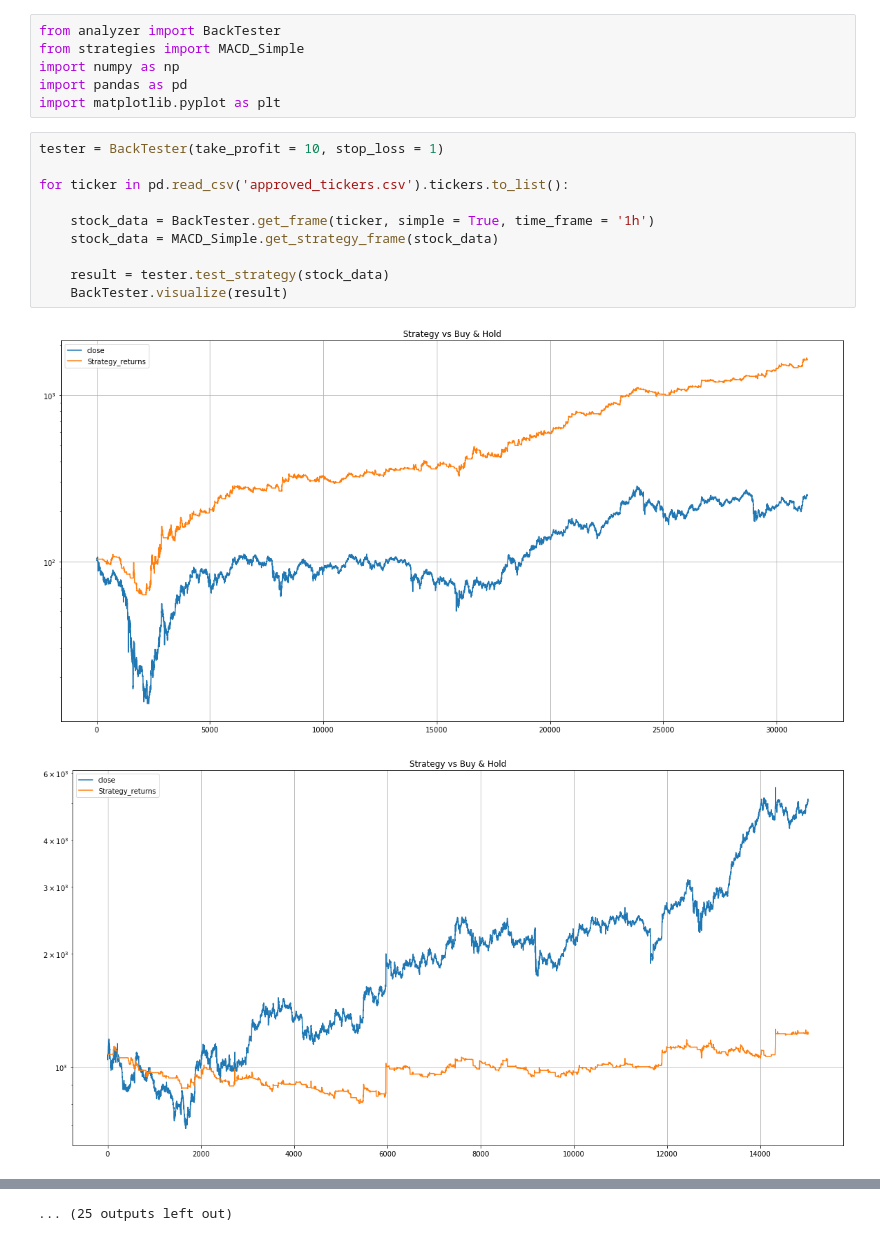
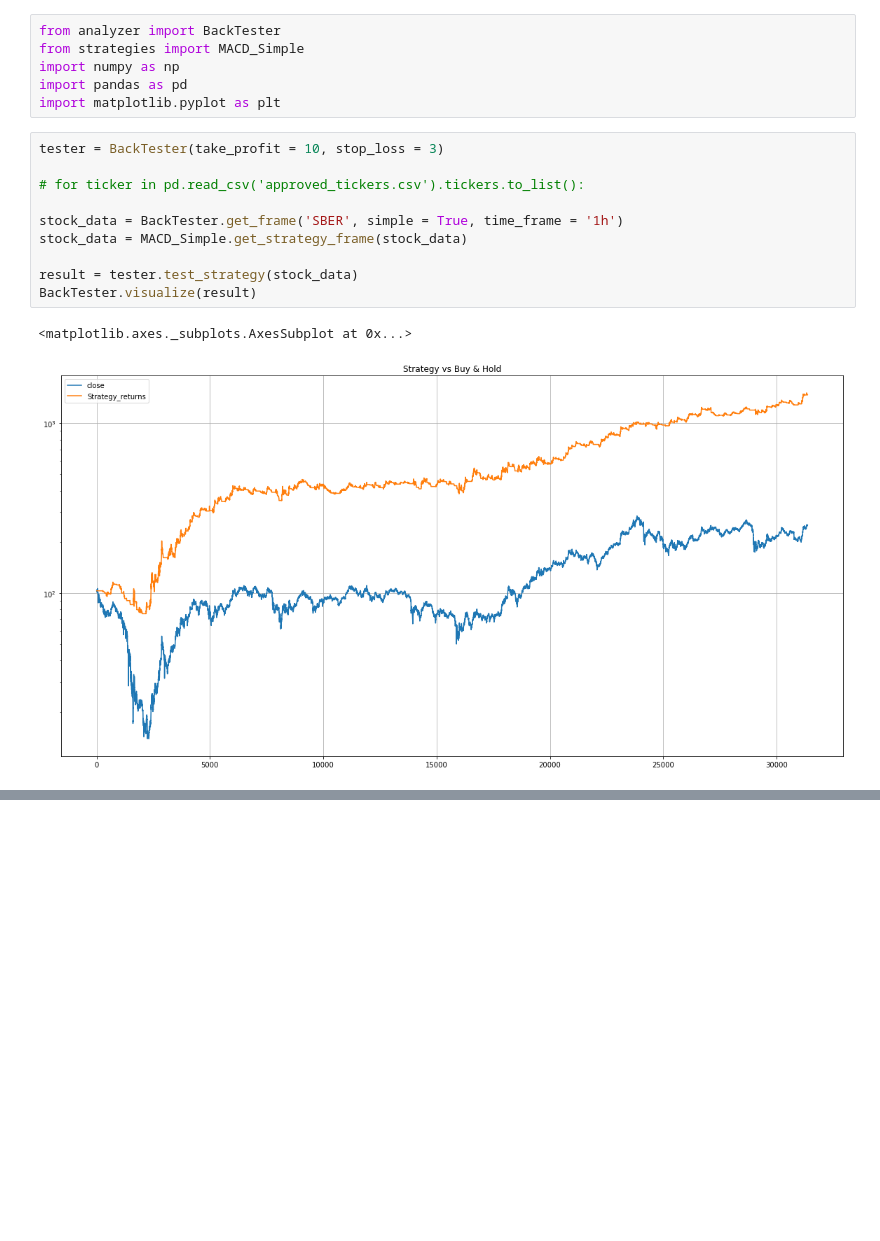
Before and after one commit to mrsnurk32/trading-data, a Jupyter notebook: BackTestingNotebook.ipynb, the cells around one changed output, grey strips where cells are left out. Cells and saved outputs as stored; diff of their text form; blank space fills up the shorter version.

```diff
--- a/BackTestingNotebook.ipynb
+++ b/BackTestingNotebook.ipynb
@@ -5,15 +5,15 @@ import numpy as np
 import pandas as pd
 import matplotlib.pyplot as plt
 # %%
-tester = BackTester(take_profit = 10, stop_loss = 1)
+tester = BackTester(take_profit = 10, stop_loss = 3)
 
-for ticker in pd.read_csv('approved_tickers.csv').tickers.to_list():
+# for ticker in pd.read_csv('approved_tickers.csv').tickers.to_list():
 
-    stock_data = BackTester.get_frame(ticker, simple = True, time_frame = '1h')
-    stock_data = MACD_Simple.get_strategy_frame(stock_data)
+stock_data = BackTester.get_frame('SBER', simple = True, time_frame = '1h')
+stock_data = MACD_Simple.get_strategy_frame(stock_data)
 
-    result = tester.test_strategy(stock_data)
-    BackTester.visualize(result)
+result = tester.test_strategy(stock_data)
+BackTester.visualize(result)
 # %% [output]
+<matplotlib.axes._subplots.AxesSubplot at 0x...>
-[figure, old version]
+[figure, new version]
-[figure, removed]
@@ -30,2 +20 @@ for ticker in pd.read_csv('approved_tickers.csv').tickers.to_list():
-... (25 outputs left out)
 # %%
```
Also changed, not shown: parts of 6 cells of this notebook, 1 other file.
